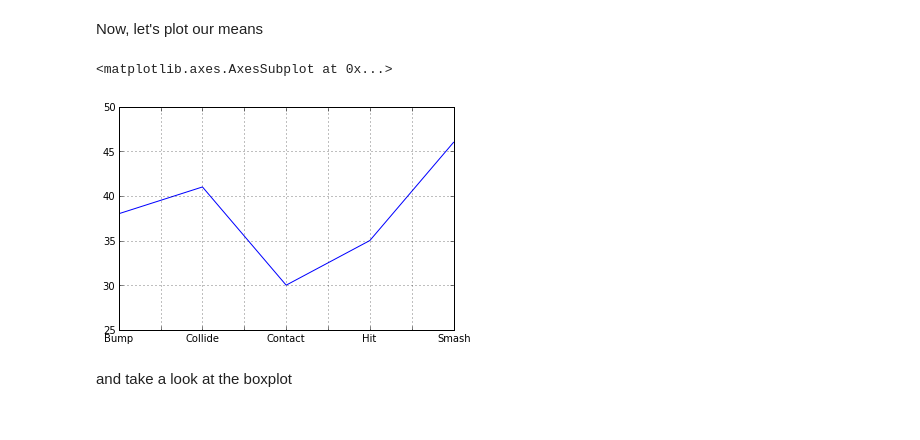
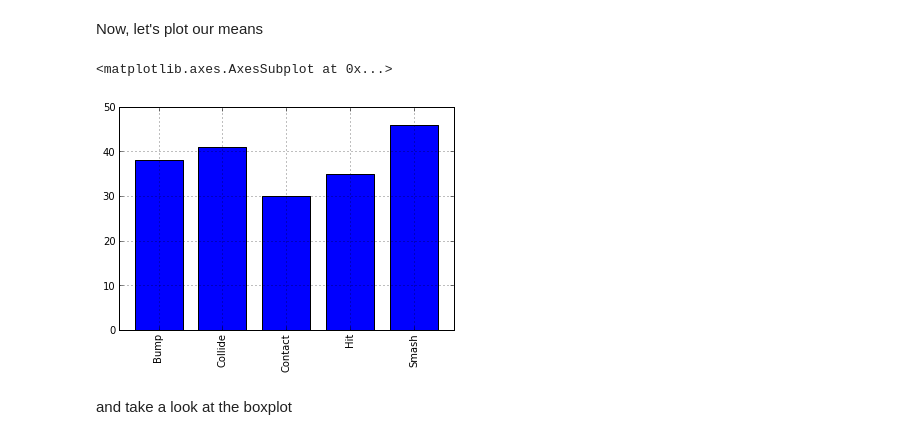
Before and after one commit to swcarpentry/DEPRECATED-bc, a Jupyter notebook: Loftus_example.ipynb, the cells around one changed output. Cells and saved outputs as stored; diff of their text form; code cells hidden in the pictures.

```diff
--- a/Loftus_example.ipynb
+++ b/Loftus_example.ipynb
@@ -513,10 +526,10 @@ For more information, type 'help(pylab)'.
 # %% [markdown]
 Now, let's plot our means
 # %%
-df.mean().plot(kind='line')
+df.mean().plot(kind='bar')
 # %% [output]
 <matplotlib.axes.AxesSubplot at 0x...>
-[figure, old version]
+[figure, new version]
 # %% [markdown]
 and take a look at the boxplot
 # %%
```
Also changed, not shown: parts of 15 cells of this notebook.
